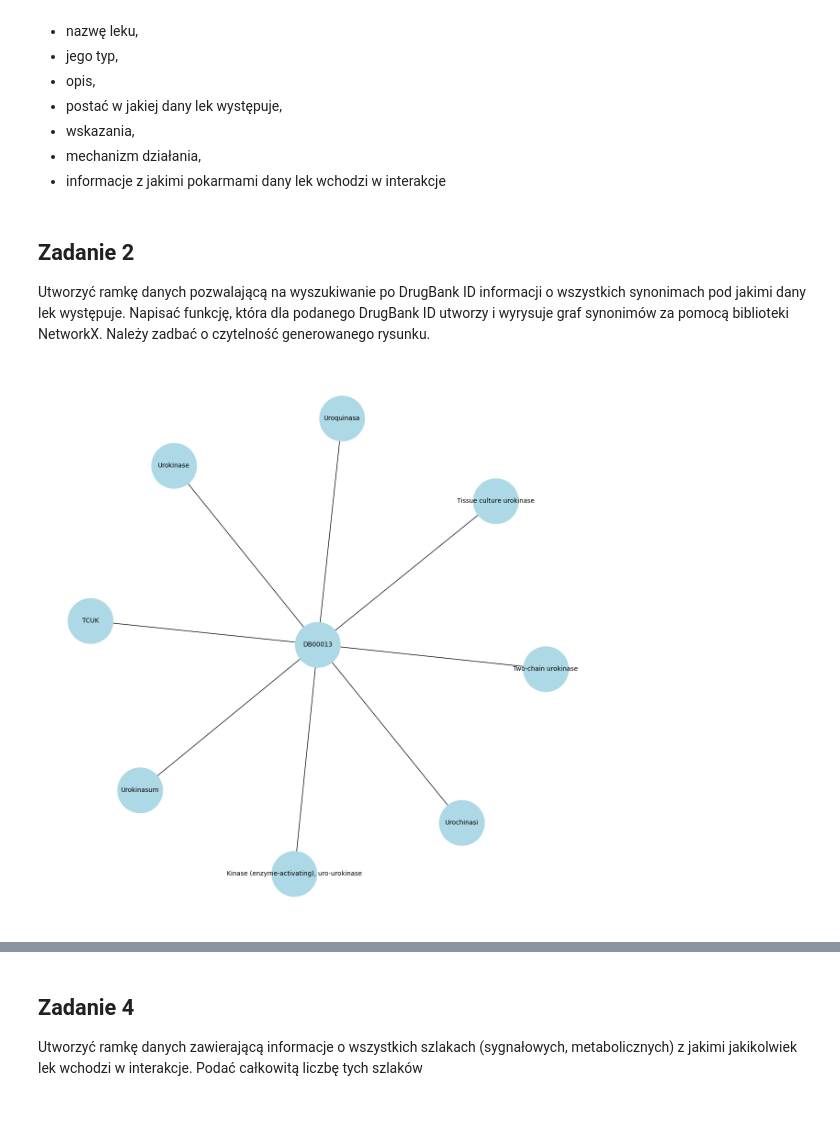
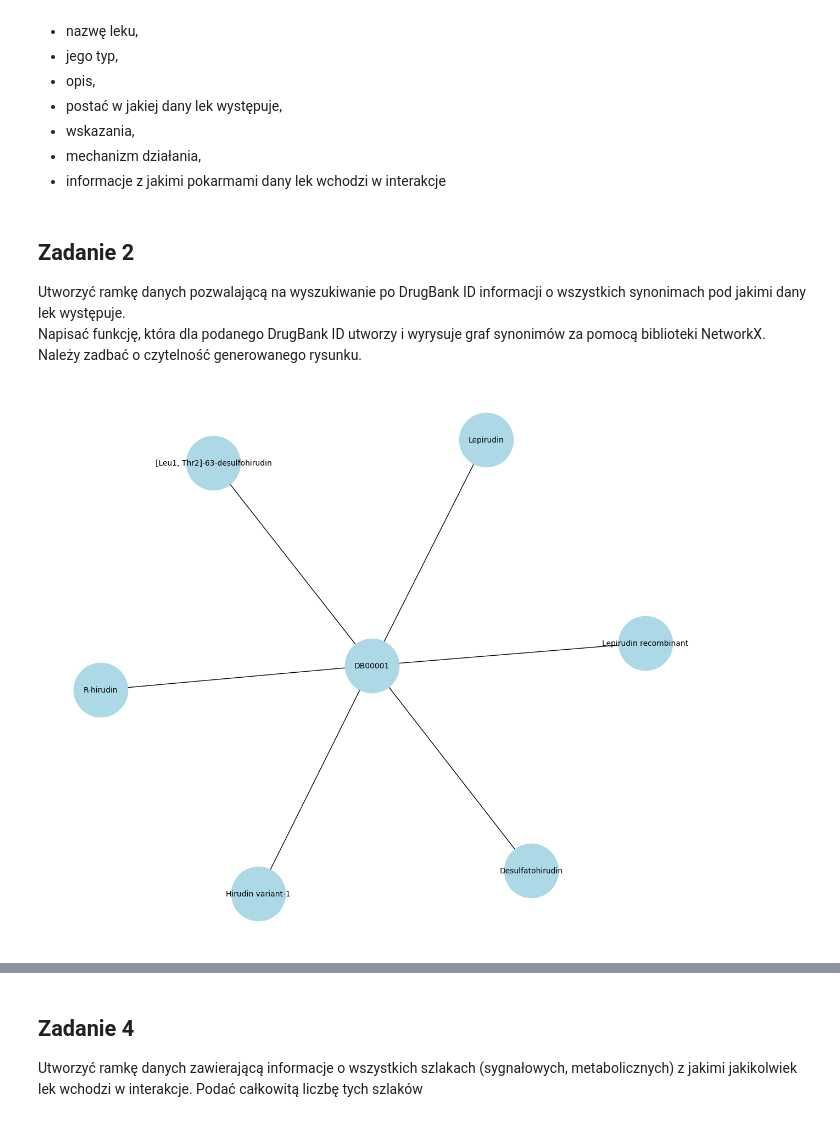
Before and after one commit to M1chalj/python_course_uw, a Jupyter notebook: Projekt/Zadanie_zaliczeniowe.ipynb, the cells around one changed output, grey strips where cells are left out. Saved outputs shown, nothing was run; the diff lists cells and outputs as text; code cells hidden in the pictures.

```diff
--- a/Projekt/Zadanie_zaliczeniowe.ipynb
+++ b/Projekt/Zadanie_zaliczeniowe.ipynb
@@ -18,14 +18,16 @@ wchodzi w interakcje
 # %%
 import pandas as pd
 from bs4 import BeautifulSoup
+from setuptools.command.rotate import rotate
+
 
 # returns BeautifulSoup object containing database from xml file
 def import_xml(file_path):
     with open(file_path) as f:
-    drugbank_file = f.read()
+        drugbank_file = f.read()
     return BeautifulSoup(drugbank_file, 'lxml-xml')
 
-data = import_xml('drugbank.xml')
+data = import_xml('drugbank_partial.xml')
 # %%
 # returns DataFrame containing drugs data
 def create_drugs_dataframe(data):
@@ -57,7 +59,7 @@ drugs_df = create_drugs_dataframe(data)
 # %% [markdown]
 ## Zadanie 2
 Utworzyć ramkę danych pozwalającą na wyszukiwanie po DrugBank ID informacji o
-wszystkich synonimach pod jakimi dany lek występuje.
+wszystkich synonimach pod jakimi dany lek występuje.\
 Napisać funkcję, która dla podanego
 DrugBank ID utworzy i wyrysuje graf synonimów za pomocą biblioteki NetworkX. Należy
 zadbać o czytelność generowanego rysunku.
@@ -64,37 +81,21 @@ zadbać o czytelność generowanego rysunku.
 # %%
-# returns DataFrame containing synonyms data for all drugs
-def create_synonyms_dataframe(data):
-    synonyms = []
-    for drug in data.find('drugbank').find_all('drug', recursive=False):
-        drug_id = drug.find('drugbank-id', {'primary': 'true'}, recursive=False).text
-        drug_synonyms = [synonym.text for synonym in drug.find('synonyms', recursive=False).find_all('synonym', recursive=False)]
-
-        synonyms.append({
-            'DrugBank ID': drug_id,
-            'Synonyms': drug_synonyms
-        })
-    return pd.DataFrame(synonyms)
-
-synonyms_df = create_synonyms_dataframe(data)
-
-
 import networkx as nx
 import matplotlib.pyplot as plt
 
-def create_synonyms_graph(synonyms_df, drug_id):
+def show_synonyms_graph(synonyms_df, drug_id):
     G = nx.Graph()
     synonyms = synonyms_df.loc[synonyms_df['DrugBank ID'] == drug_id, 'Synonyms'].values[0]
     for synonym in synonyms:
         G.add_edge(drug_id, synonym)
 
-    plt.figure(figsize=(12, 12))
+    plt.figure(figsize=(12, 10))
 
     nx.draw(G, with_labels=True, font_size=10, node_size=5000, node_color='lightblue', font_color='black')
     plt.show()
 
-create_synonyms_graph(synonyms_df, 'DB00013')
+show_synonyms_graph(synonyms_df, 'DB00001')
 # %% [output]
-[figure, old version]
+[figure, new version]
 # %% [markdown]
 ## Zadanie 3
 Utworzyć ramkę danych o produktach farmaceutycznych zawierających dany lek
```
Also changed, not shown: parts of 8 cells of this notebook.
